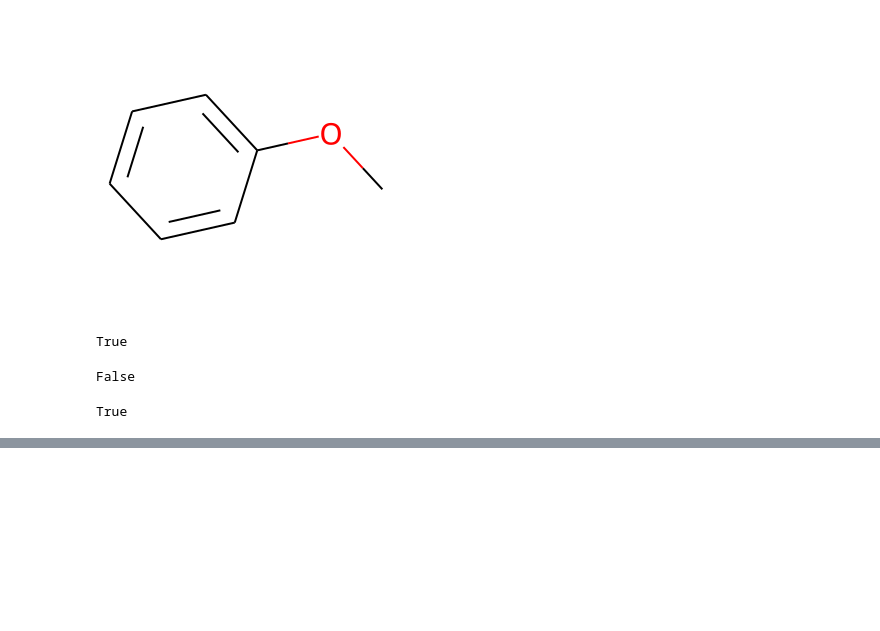
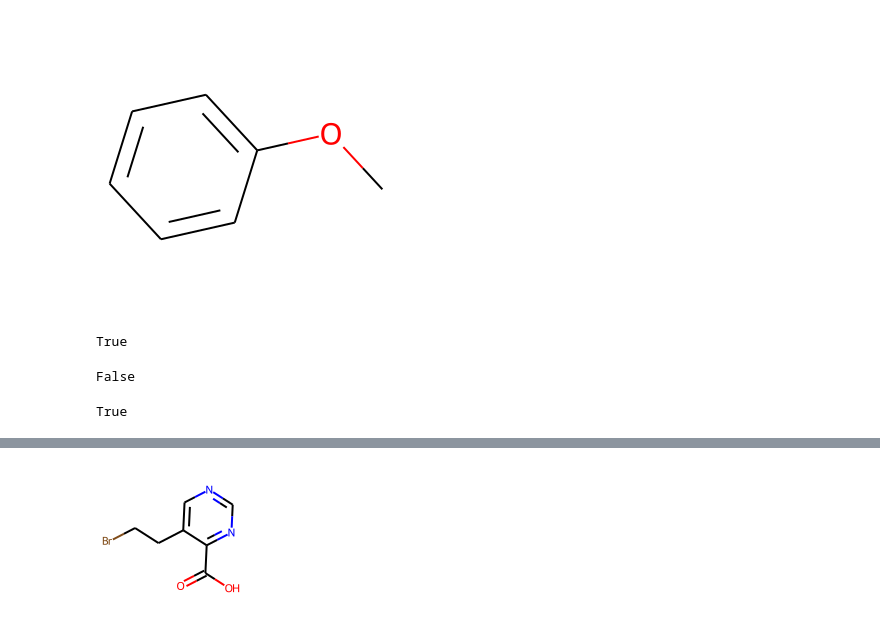
Before and after one commit to jinwoo3239/rdkit, a Jupyter notebook: rdkit_practice.ipynb, the cells around one changed output, grey strips where cells are left out. Saved outputs shown, nothing was run; the diff lists cells and outputs as text; code cells hidden in the pictures; blank space fills up the shorter version.

```diff
--- a/rdkit_practice.ipynb
+++ b/rdkit_practice.ipynb
@@ -919,0 +980,5 @@ m = Chem.MolFromSmiles()
+# %%
+m1 = Chem.MolFromSmiles('BrCCc1cncnc1C(=O)O')
+Draw.MolToImage(m1, size=(150, 150))
+# %% [output]
+[figure, added]
```
Also changed, not shown: parts of 45 cells of this notebook.
